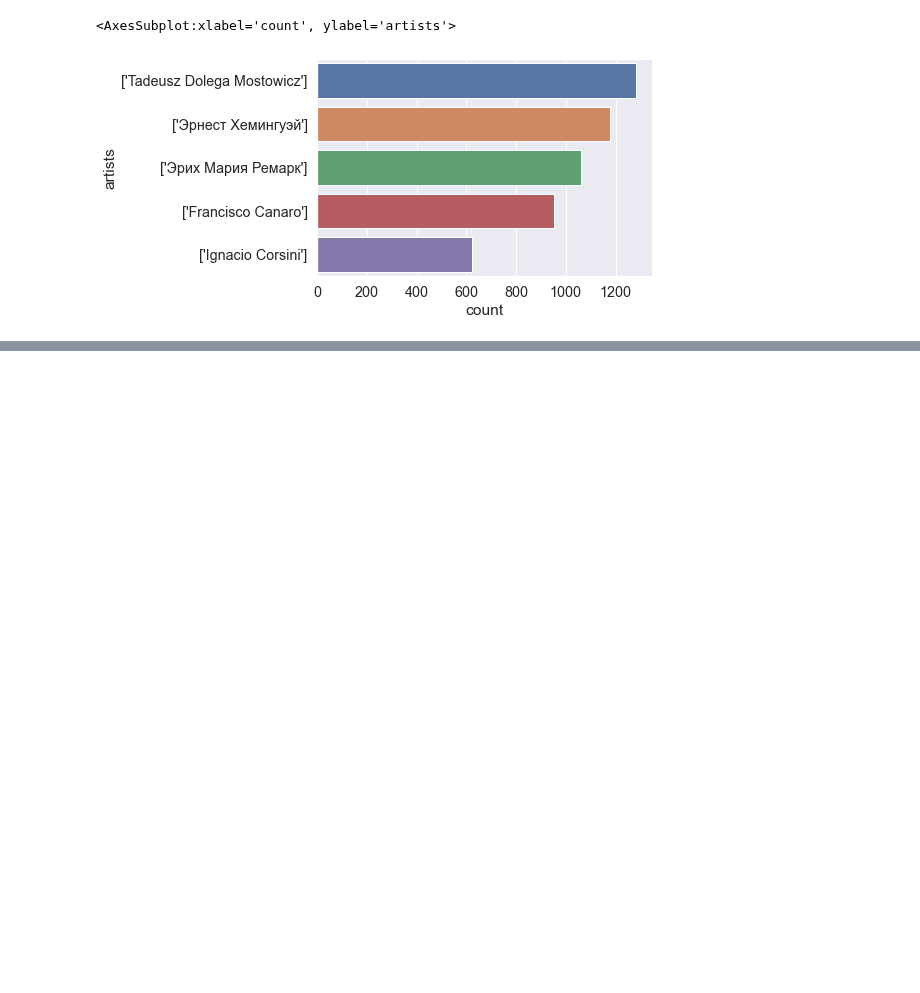
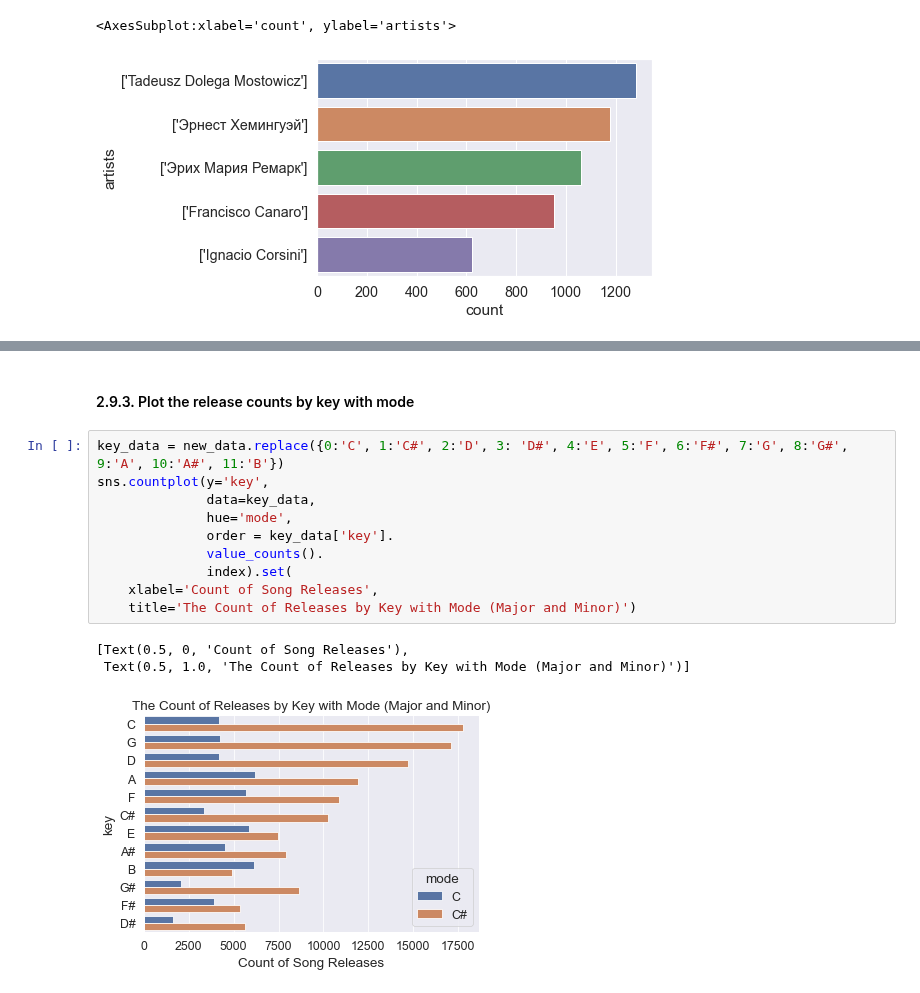
Before and after one commit to data301-2020-winter2/course-project-group_1002, a Jupyter notebook: analysis/Shaohua/milestone2.ipynb, the cells around one changed output, grey strips where cells are left out. Drawn from its saved outputs; the diff is of its cells as text; blank space fills up the shorter version.

```diff
--- a/analysis/Shaohua/milestone2.ipynb
+++ b/analysis/Shaohua/milestone2.ipynb
@@ -312,0 +313,16 @@ sns.displot(data=new_data,
+# %% [markdown]
+#### 2.9.3. Plot the release counts by key with mode
+# %%
+key_data = new_data.replace({0:'C', 1:'C#', 2:'D', 3: 'D#', 4:'E', 5:'F', 6:'F#', 7:'G', 8:'G#', 9:'A', 10:'A#', 11:'B'})
+sns.countplot(y='key',
+              data=key_data,
+              hue='mode',
+              order = key_data['key'].
+              value_counts().
+              index).set(
+    xlabel='Count of Song Releases',
+    title='The Count of Releases by Key with Mode (Major and Minor)')
+# %% [output]
+[Text(0.5, 0, 'Count of Song Releases'),
+ Text(0.5, 1.0, 'The Count of Releases by Key with Mode (Major and Minor)')]
+[figure, added]
```
Also changed, not shown: parts of 11 cells of this notebook, 3 other files.
